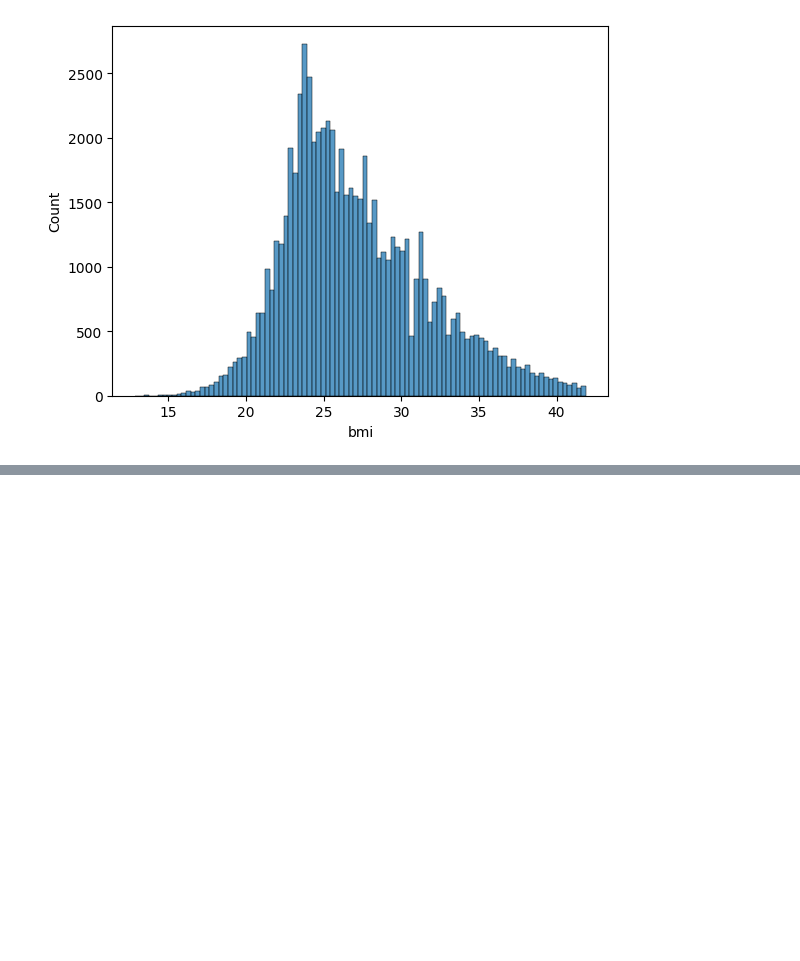
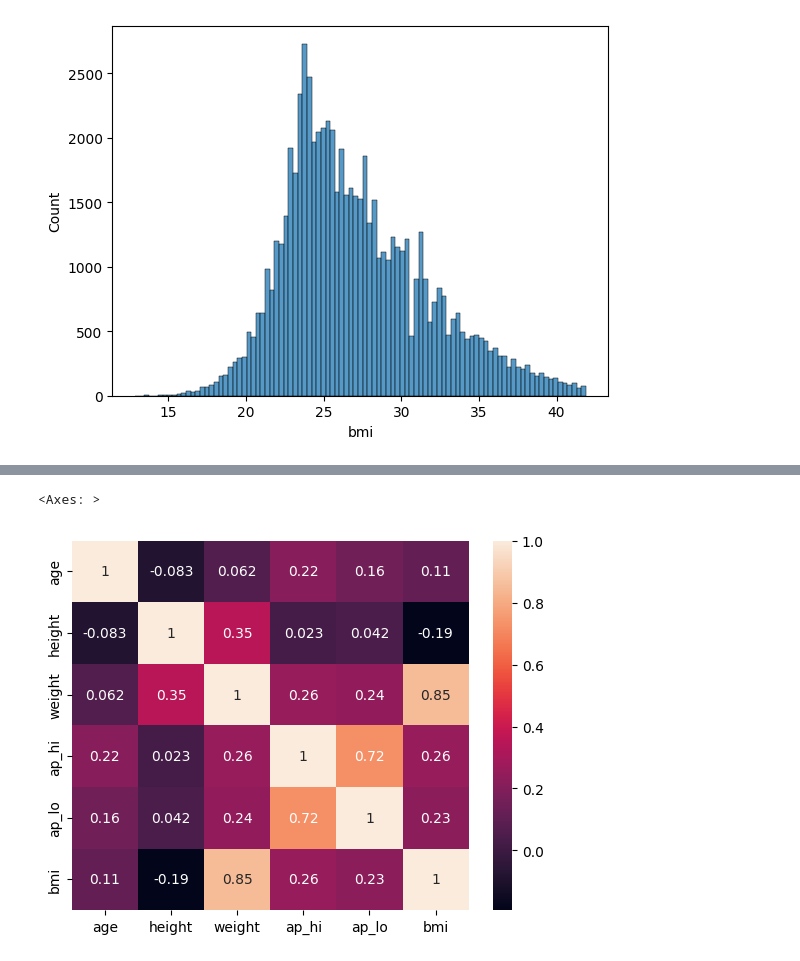
Before and after one commit to jvesand/Machine-learning-Johan-Sandberg, a Jupyter notebook: Lab/2_disease_prediction.ipynb, the cells around one changed output, grey strips where cells are left out. Cells and saved outputs as stored; diff of their text form; code cells hidden in the pictures; blank space fills up the shorter version.

```diff
--- a/Lab/2_disease_prediction.ipynb
+++ b/Lab/2_disease_prediction.ipynb
@@ -154,0 +262,8 @@ sns.histplot(filtered_df["bmi"])
+# %%
+# visualizing correlations
+list_numerical = ["age", "height", "weight", "ap_hi", "ap_lo", "bmi"]
+
+sns.heatmap(df.loc[:, list_numerical].corr(), annot=True)
+# %% [output]
+<Axes: >
+[figure, added]
```
Also changed, not shown: parts of 16 cells of this notebook.
